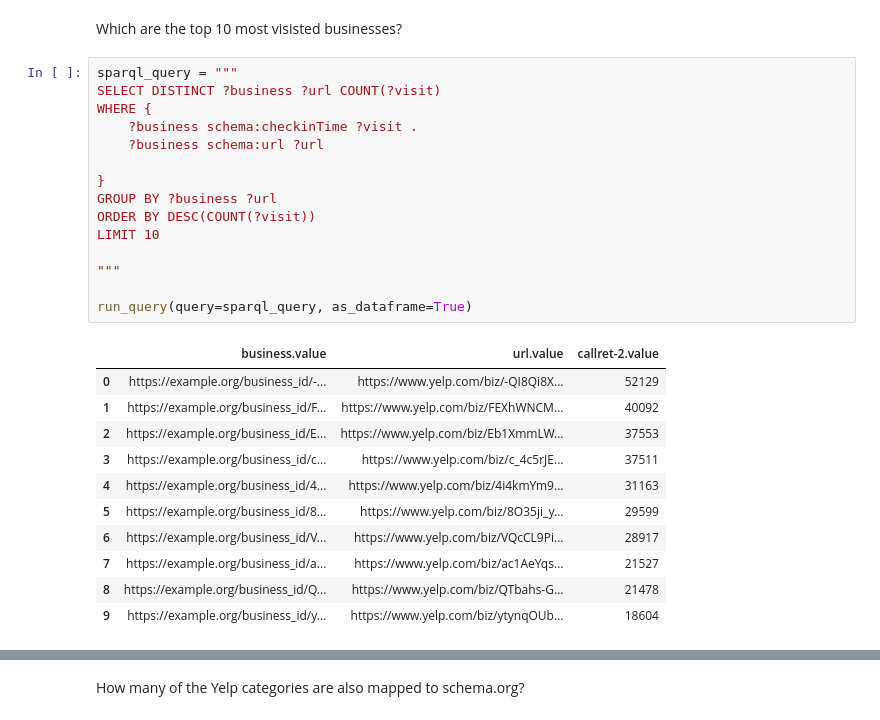
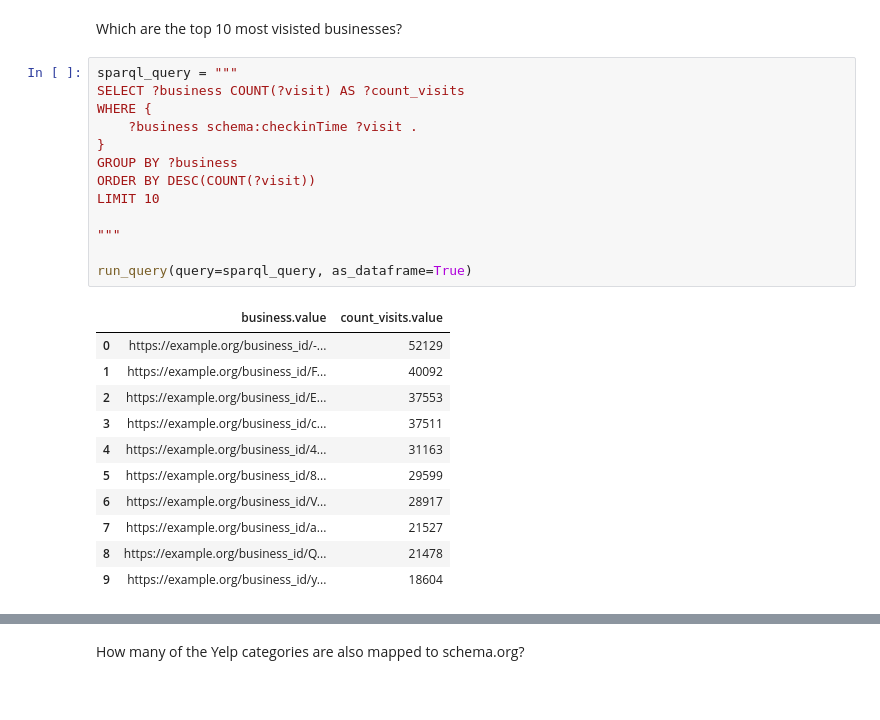
Before and after one commit to christiannielsen98/DVML-P7, a Jupyter notebook: Code/CompetencyQuestions/yelp_competency_question.ipynb, the cells around one changed output, grey strips where cells are left out. Drawn from its saved outputs; the diff is of its cells as text.

```diff
--- a/Development/yelp_competency_question.ipynb
+++ b/Code/CompetencyQuestions/yelp_competency_question.ipynb
@@ -225,28 +228,26 @@ run_query(query=sparql_query, as_dataframe=True)
 Which are the top 10 most visisted businesses?
 # %%
 sparql_query = """
-SELECT DISTINCT ?business ?url COUNT(?visit)
+SELECT ?business COUNT(?visit) AS ?count_visits
 WHERE {
     ?business schema:checkinTime ?visit .
-    ?business schema:url ?url
-
 }
-GROUP BY ?business ?url
+GROUP BY ?business
 ORDER BY DESC(COUNT(?visit))
 LIMIT 10
 
 """
 
 run_query(query=sparql_query, as_dataframe=True)
 # %% [output]
-|  | business.value | url.value | callret-2.value |
-| 0 | https://example.org/business_id/-... | https://www.yelp.com/biz/-QI8Qi8X... | 52129 |
-| 1 | https://example.org/business_id/F... | https://www.yelp.com/biz/FEXhWNCM... | 40092 |
-| 2 | https://example.org/business_id/E... | https://www.yelp.com/biz/Eb1XmmLW... | 37553 |
-| 3 | https://example.org/business_id/c... | https://www.yelp.com/biz/c_4c5rJE... | 37511 |
-| 4 | https://example.org/business_id/4... | https://www.yelp.com/biz/4i4kmYm9... | 31163 |
-| 5 | https://example.org/business_id/8... | https://www.yelp.com/biz/8O35ji_y... | 29599 |
-| 6 | https://example.org/business_id/V... | https://www.yelp.com/biz/VQcCL9Pi... | 28917 |
-| 7 | https://example.org/business_id/a... | https://www.yelp.com/biz/ac1AeYqs... | 21527 |
-| 8 | https://example.org/business_id/Q... | https://www.yelp.com/biz/QTbahs-G... | 21478 |
-| 9 | https://example.org/business_id/y... | https://www.yelp.com/biz/ytynqOUb... | 18604 |
+|  | business.value | count_visits.value |
+| 0 | https://example.org/business_id/-... | 52129 |
+| 1 | https://example.org/business_id/F... | 40092 |
+| 2 | https://example.org/business_id/E... | 37553 |
+| 3 | https://example.org/business_id/c... | 37511 |
+| 4 | https://example.org/business_id/4... | 31163 |
+| 5 | https://example.org/business_id/8... | 29599 |
+| 6 | https://example.org/business_id/V... | 28917 |
+| 7 | https://example.org/business_id/a... | 21527 |
+| 8 | https://example.org/business_id/Q... | 21478 |
+| 9 | https://example.org/business_id/y... | 18604 |
```
Also changed, not shown: parts of 40 cells of this notebook, 1 other file.
